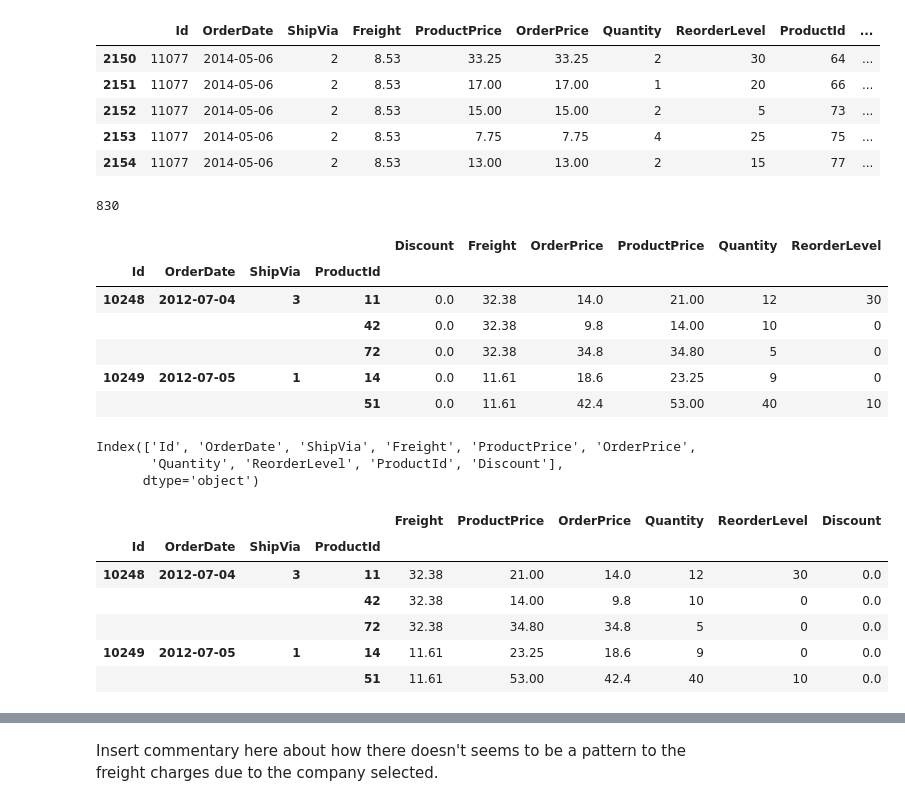
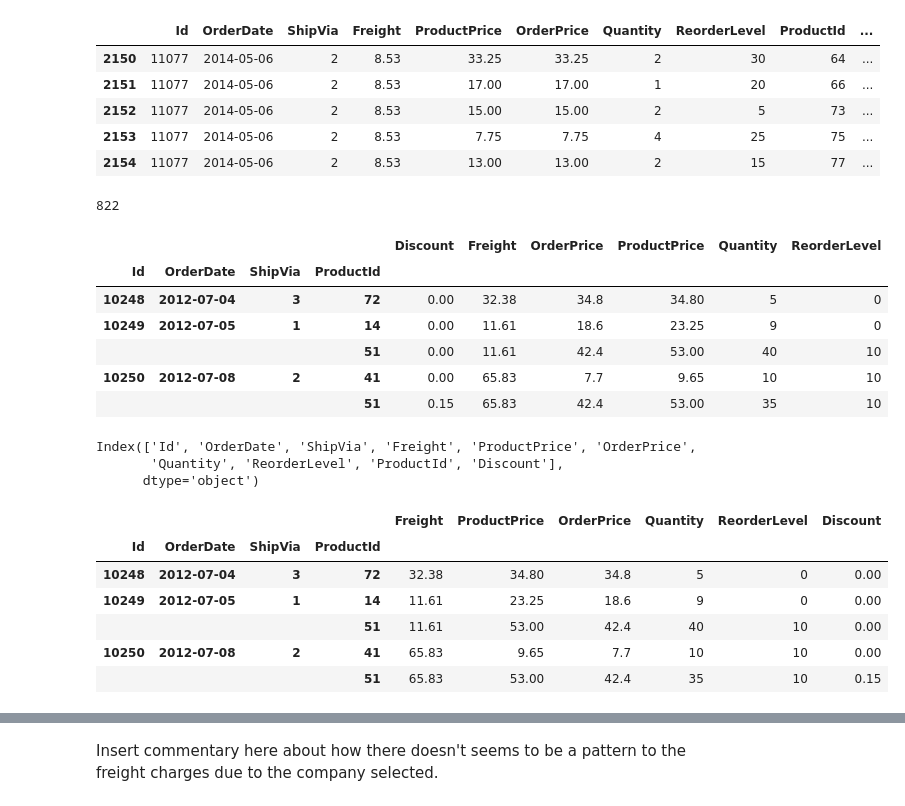
Before and after one commit to eannefawcett/Northwind-Database-Exploration, a Jupyter notebook: Project Price and OrderDetail Price.ipynb, the cells around one changed output, grey strips where cells are left out. Cells and saved outputs as stored; diff of their text form; code cells hidden in the pictures.

```diff
--- a/Project Price and OrderDetail Price.ipynb
+++ b/Project Price and OrderDetail Price.ipynb
@@ -194,4 +183,7 @@ df.head()
 | 2 | 10248 | 2012-07-04 | 3 | 32.38 | 34.80 | 34.8 | 5 | 0 | 72 | ... |
 | 3 | 10249 | 2012-07-05 | 1 | 11.61 | 23.25 | 18.6 | 9 | 0 | 14 | ... |
 | 4 | 10249 | 2012-07-05 | 1 | 11.61 | 53.00 | 42.4 | 40 | 10 | 51 | ... |
+# %%
+df_drop = df[df['ProductId']!=11]
+df_drop = df_drop[df_drop['ProductId']!=42]
 # %%
@@ -205,20 +197,20 @@ df.tail()
 | 2154 | 11077 | 2014-05-06 | 2 | 8.53 | 13.00 | 13.00 | 2 | 15 | 77 | ... |
 # %%
 # total number of orders to be evaluated
-len(df['Id'].unique())
+len(df_drop['Id'].unique())
 # %% [output]
-830
+822
 # %%
-df['OrderDate'] = pd.to_datetime(df['OrderDate'])
+df_drop['OrderDate'] = pd.to_datetime(df_drop['OrderDate'])
 # %%
-table = pd.pivot_table(data=df, index=('Id', 'OrderDate', 'ShipVia', 'ProductId'), aggfunc=sum,)
+table = pd.pivot_table(data=df_drop, index=('Id', 'OrderDate', 'ShipVia', 'ProductId'), aggfunc=sum,)
 table.head()
 # %% [output]
 |  |  |  |  | Discount | Freight | OrderPrice | ProductPrice | Quantity | ReorderLevel |
 | Id | OrderDate | ShipVia | ProductId |  |  |  |  |  |  |
-| 10248 | 2012-07-04 | 3 | 11 | 0.0 | 32.38 | 14.0 | 21.00 | 12 | 30 |
-|  |  |  | 42 | 0.0 | 32.38 | 9.8 | 14.00 | 10 | 0 |
-|  |  |  | 72 | 0.0 | 32.38 | 34.8 | 34.80 | 5 | 0 |
-| 10249 | 2012-07-05 | 1 | 14 | 0.0 | 11.61 | 18.6 | 23.25 | 9 | 0 |
-|  |  |  | 51 | 0.0 | 11.61 | 42.4 | 53.00 | 40 | 10 |
+| 10248 | 2012-07-04 | 3 | 72 | 0.00 | 32.38 | 34.8 | 34.80 | 5 | 0 |
+| 10249 | 2012-07-05 | 1 | 14 | 0.00 | 11.61 | 18.6 | 23.25 | 9 | 0 |
+|  |  |  | 51 | 0.00 | 11.61 | 42.4 | 53.00 | 40 | 10 |
+| 10250 | 2012-07-08 | 2 | 41 | 0.00 | 65.83 | 7.7 | 9.65 | 10 | 10 |
+|  |  |  | 51 | 0.15 | 65.83 | 42.4 | 53.00 | 35 | 10 |
 # %%
@@ -228,17 +220,17 @@ Index(['Id', 'OrderDate', 'ShipVia', 'Freight', 'ProductPrice', 'OrderPrice',
        'Quantity', 'ReorderLevel', 'ProductId', 'Discount'],
       dtype='object')
 # %%
-multi = df.copy(deep=True)
+multi = df_drop.copy(deep=True)
 mulit = multi.set_index(['Id', 'OrderDate', 'ShipVia', 'ProductId'], inplace=True)
 multi.head()
 # %% [output]
 |  |  |  |  | Freight | ProductPrice | OrderPrice | Quantity | ReorderLevel | Discount |
 | Id | OrderDate | ShipVia | ProductId |  |  |  |  |  |  |
-| 10248 | 2012-07-04 | 3 | 11 | 32.38 | 21.00 | 14.0 | 12 | 30 | 0.0 |
-|  |  |  | 42 | 32.38 | 14.00 | 9.8 | 10 | 0 | 0.0 |
-|  |  |  | 72 | 32.38 | 34.80 | 34.8 | 5 | 0 | 0.0 |
-| 10249 | 2012-07-05 | 1 | 14 | 11.61 | 23.25 | 18.6 | 9 | 0 | 0.0 |
-|  |  |  | 51 | 11.61 | 53.00 | 42.4 | 40 | 10 | 0.0 |
+| 10248 | 2012-07-04 | 3 | 72 | 32.38 | 34.80 | 34.8 | 5 | 0 | 0.00 |
+| 10249 | 2012-07-05 | 1 | 14 | 11.61 | 23.25 | 18.6 | 9 | 0 | 0.00 |
+|  |  |  | 51 | 11.61 | 53.00 | 42.4 | 40 | 10 | 0.00 |
+| 10250 | 2012-07-08 | 2 | 41 | 65.83 | 9.65 | 7.7 | 10 | 10 | 0.00 |
+|  |  |  | 51 | 65.83 | 53.00 | 42.4 | 35 | 10 | 0.15 |
 # %%
 sort1 = multi.copy()
 sort1.sort_index(inplace=True)
```
Also changed, not shown: parts of 59 cells of this notebook, 3 other files.
